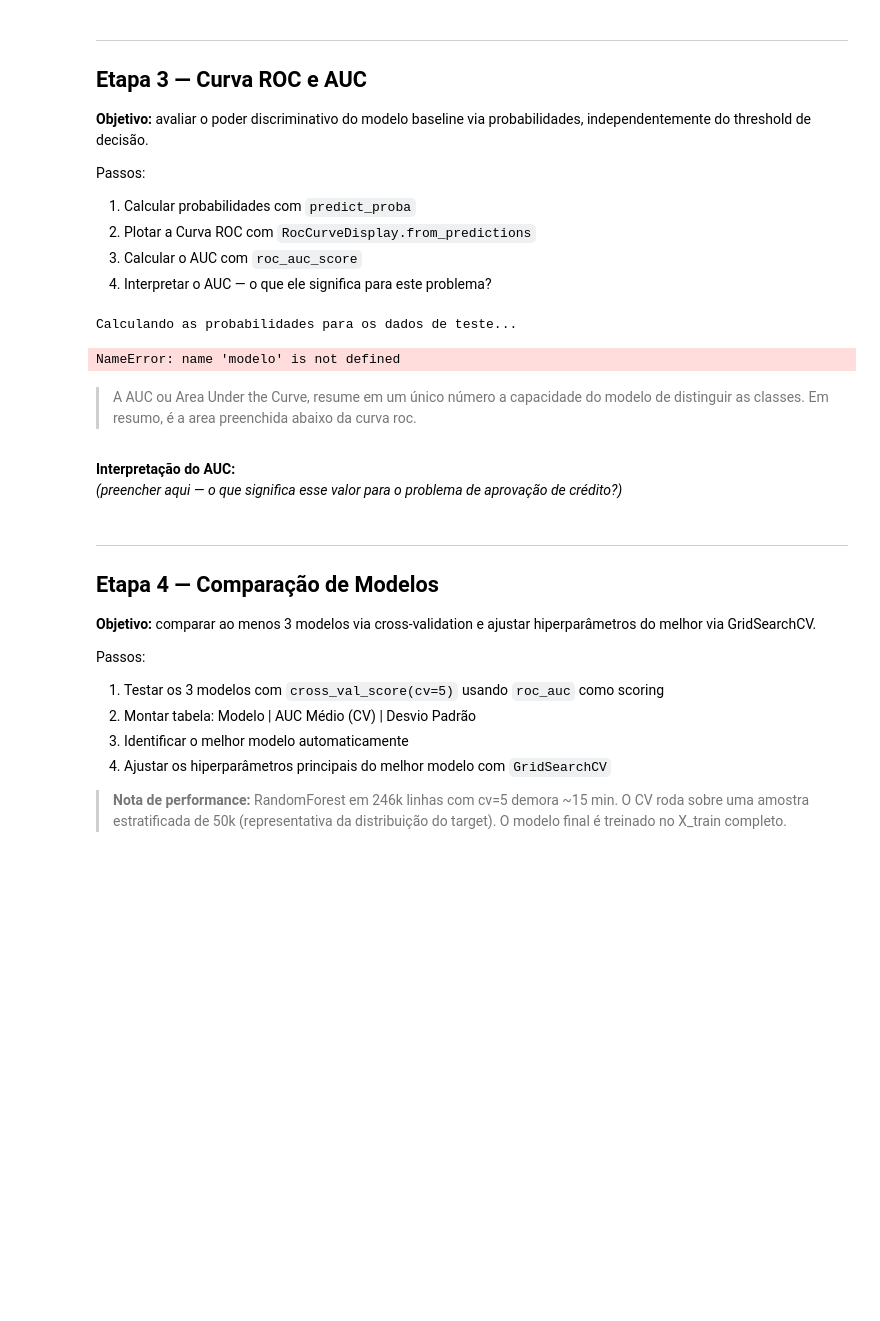
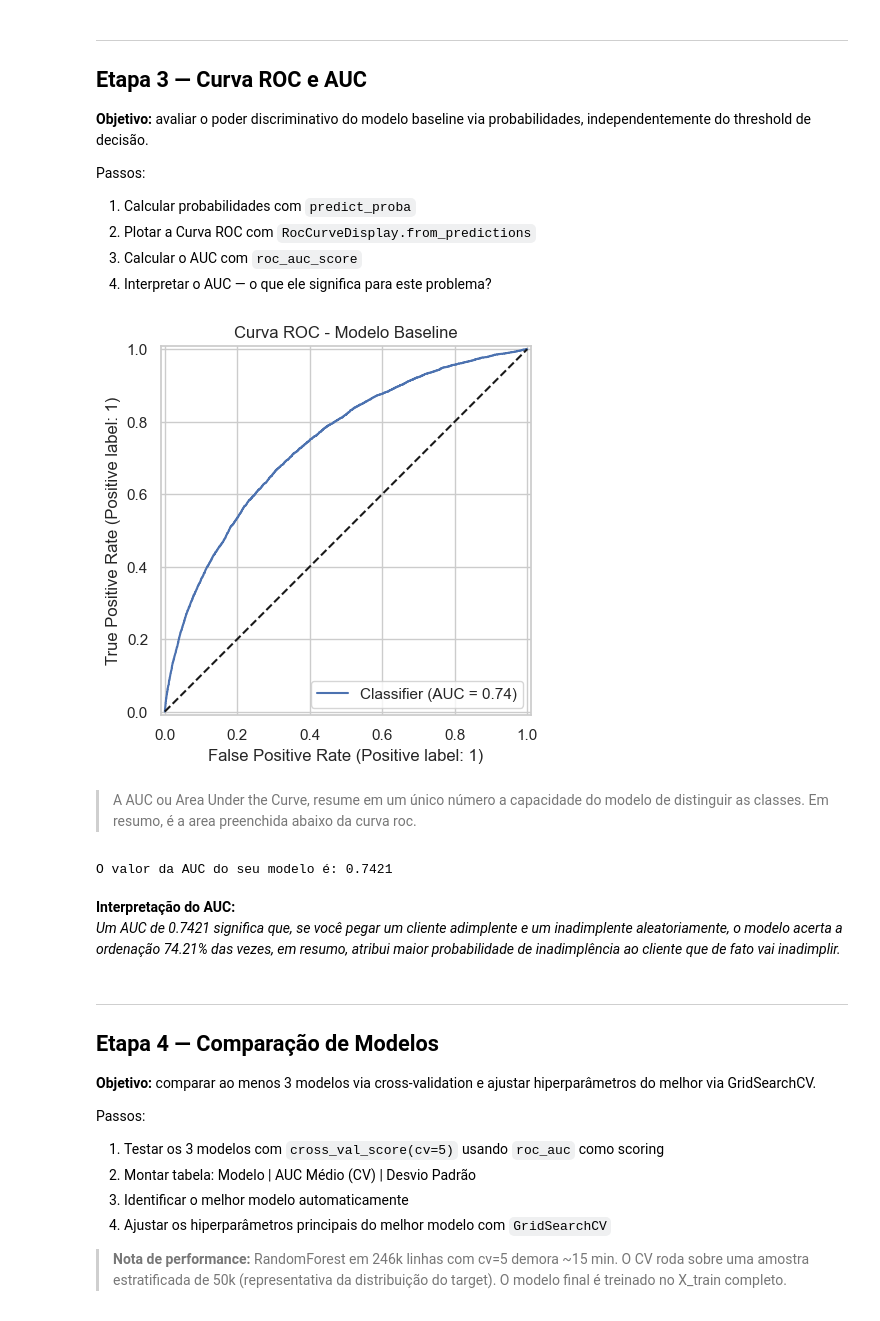
Before and after one commit to becastellani/home-credit-risk, a Jupyter notebook: notebooks/trilha_classificacao.ipynb, the cells around one changed output. Saved outputs shown, nothing was run; the diff lists cells and outputs as text; code cells hidden in the pictures; blank space fills up the shorter version.

Commit message:
fix(step-3): add interpretação AUC e ajuste model_baseline -> model

```diff
--- a/notebooks/trilha_classificacao.ipynb
+++ b/notebooks/trilha_classificacao.ipynb
@@ -179,15 +177,14 @@ Passos:
 4. Interpretar o AUC — o que ele significa para este problema?
 # %%
 # 1 + 2. Probabilidades e Curva ROC
-y_probs = model_baseline.predict_proba(X_test)[:, 1]
+y_probs = model.predict_proba(X_test)[:, 1]
 
 RocCurveDisplay.from_predictions(y_test, y_probs)
 plt.title('Curva ROC - Modelo Baseline')
 plt.plot([0, 1], [0, 1], 'k--') # Linha de base
 plt.show()
 # %% [output]
-Calculando as probabilidades para os dados de teste...
-NameError: name 'modelo' is not defined
+[figure, added]
 # %% [markdown]
 >A AUC ou Area Under the Curve, resume em um único número a capacidade do modelo de distinguir as classes. Em resumo, é a area preenchida abaixo da curva roc.
 # %%
@@ -198,9 +195,11 @@ from sklearn.metrics import roc_auc_score
 auc_valor = roc_auc_score(y_test, y_probs)
 
 print(f"O valor da AUC do seu modelo é: {auc_valor:.4f}")
+# %% [output]
+O valor da AUC do seu modelo é: 0.7421
 # %% [markdown]
 **Interpretação do AUC:**
-*(preencher aqui — o que significa esse valor para o problema de aprovação de crédito?)*
+*Um AUC de 0.7421 significa que, se você pegar um cliente adimplente e um inadimplente aleatoriamente, o modelo acerta a ordenação 74.21% das vezes, em resumo, atribui maior probabilidade de inadimplência ao cliente que de fato vai inadimplir.*
 # %% [markdown]
 ---
 ## Etapa 4 — Comparação de Modelos
```
Also changed, not shown: parts of 2 cells of this notebook.
